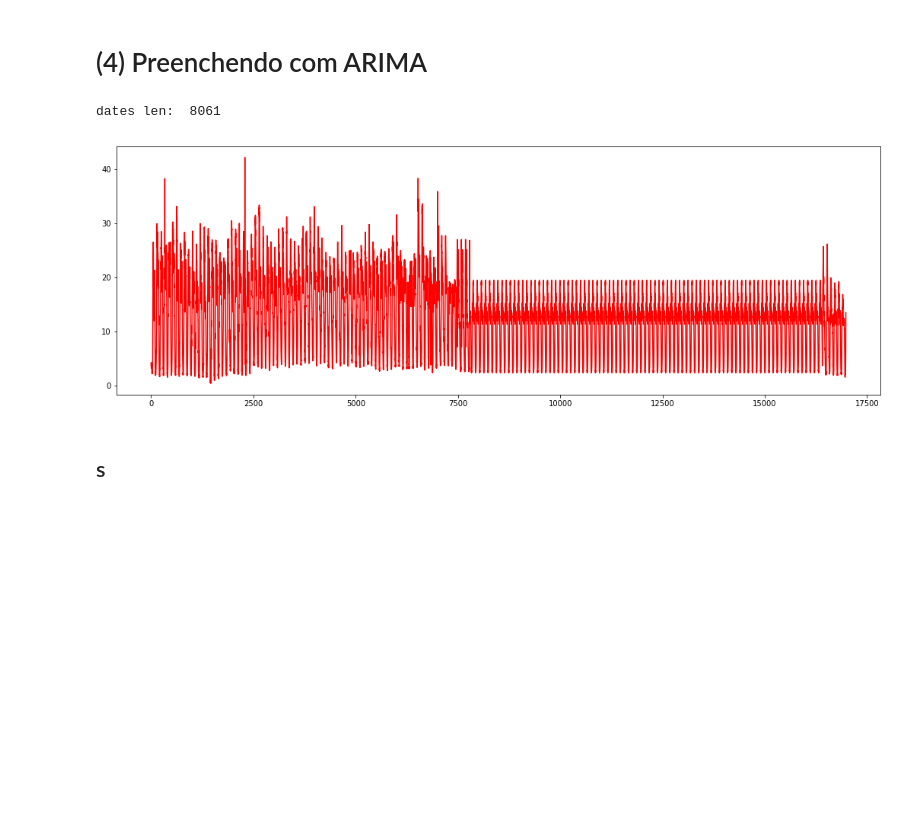
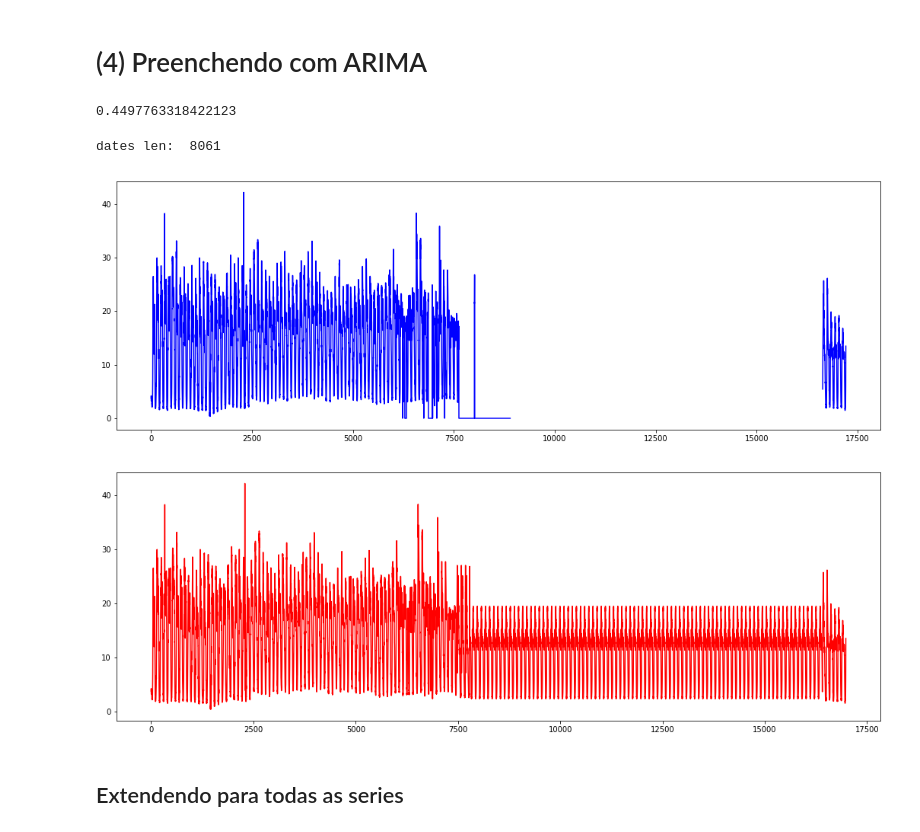
Before and after one commit to marcostx/FillingMissingData, a Jupyter notebook: interpolation.ipynb, the cells around one changed output. Cells and saved outputs as stored; diff of their text form; code cells hidden in the pictures; blank space fills up the shorter version.

```diff
--- a/interpolation.ipynb
+++ b/interpolation.ipynb
@@ -417,7 +417,7 @@ def missing_data_prediction(dataframe, granularity, model):
 
     return newDataframe, label
 
-def get_granularity(dataframe):
+def get_granularity2(dataframe):
     # column names
     columns = dataframe.keys()
 
@@ -439,27 +439,40 @@ def get_granularity(dataframe):
 
     return common_diff
 # %%
-### df = pandas.read_csv('../dados/00010391_GLE_CABIL_2P1F_FLOW.csv', engine='python', header=0)
+df = pandas.read_csv('../dados/00010391_GLE_CABIL_2P1F_FLOW.csv', engine='python', header=0)
+
 columns = df.keys()
 
 df[columns[0]] = pandas.to_datetime(df[columns[0]])
 
+original_df = df.copy()
+granularity     = get_granularity(original_df)
+original_df, label = fill_missing_data(original_df, granularity, interpolate=False)
+plt.figure(figsize=(18,6))
+plt.plot(original_df.data.values, color='b')
+
+plt.savefig('original.png')
+
+df[columns[1]] = df[columns[1]].replace(0, np.nan)
+df = df[df.data.notnull()]
 
 model = ARIMA(df.data, order=(4,0,1))
 model = model.fit()
 
-df[columns[1]] = df[columns[1]].replace(0, np.nan)
-df = df[df.data.notnull()]
 
-granularity     = get_granularity(df)
+
+granularity     = get_granularity2(df)
 preprocessed_df, label = missing_data_prediction(df, granularity, model)
 
 
 plt.figure(figsize=(18,6))
 plt.plot(preprocessed_df.data.values, color='r')
+plt.savefig('filtered.png')
 plt.show()
 # %% [output]
-dates len:  8061
+0.4497763318422123
+dates len:  8061
-[figure, old version]
+[figure, new version]
+[figure, added]
-# %% [markdown]
-## s
+# %% [markdown]
+## Extendendo para todas as series
```
